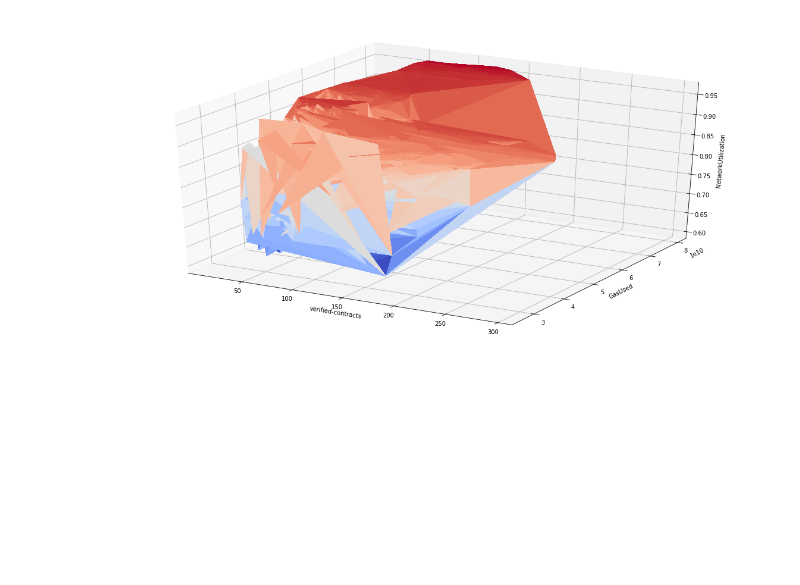
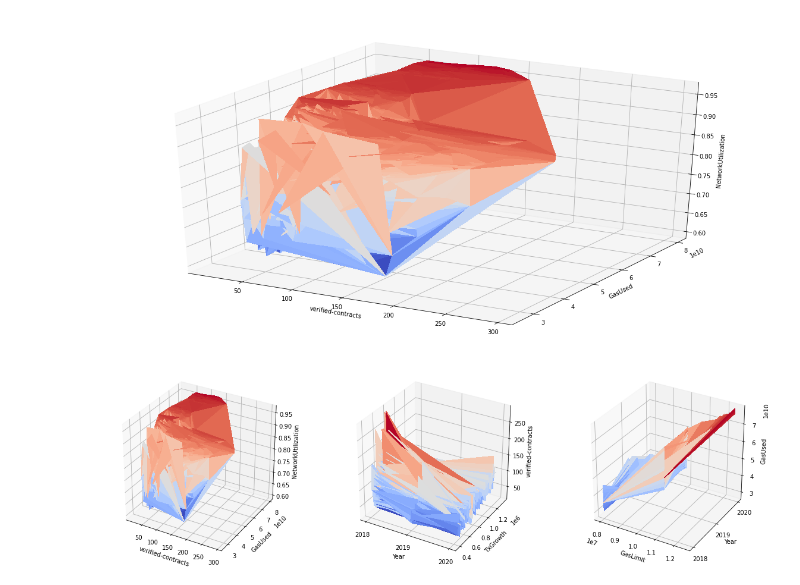
Before and after one commit to HektorLin/Etherscan_visualization, a Jupyter notebook: Etherscan_Visualization.ipynb, the cells around one changed output. Saved outputs shown, nothing was run; the diff lists cells and outputs as text; code cells hidden in the pictures; blank space fills up the shorter version.

```diff
--- a/Etherscan_Visualization.ipynb
+++ b/Etherscan_Visualization.ipynb
@@ -209,3 +231,32 @@ ax.set_zlabel("NetworkUtilization", color="k")
 plt.show()
 # %% [output]
 [figure]
+# %%
+# multiple surface plots
+fig = plt.figure(figsize=(20,6))
+
+ax1 = fig.add_subplot(1, 3, 1, projection='3d')
+ax1.plot_trisurf(df["verified-contracts"], df["GasUsed"], df["NetworkUtilization"],cmap=cm.coolwarm,linewidth=0, antialiased=False)
+ax1.set_xlabel("verified-contracts", color="k")
+ax1.set_ylabel("GasUsed", color="k")
+ax1.set_zlabel("NetworkUtilization", color="k")
+
+
+ax2 = fig.add_subplot(1, 3, 2, projection='3d')
+ax2.plot_trisurf(df["Year"], df["TxGrowth"], df["verified-contracts"],cmap=cm.coolwarm,linewidth=0, antialiased=False)
+ax2.set_xlabel("Year", color="k")
+ax2.xaxis.set_major_locator(ticker.MaxNLocator(3,integer=True))
+ax2.set_ylabel("TxGrowth", color="k")
+ax2.set_zlabel("verified-contracts", color="k")
+
+
+ax3 = fig.add_subplot(1, 3, 3, projection='3d')
+ax3.plot_trisurf(df["GasLimit"], df["Year"], df["GasUsed"],cmap=cm.coolwarm,linewidth=0, antialiased=False)
+ax3.set_xlabel("GasLimit", color="k")
+ax3.set_ylabel("Year", color="k")
+ax3.yaxis.set_major_locator(ticker.MaxNLocator(3,integer=True))
+ax3.set_zlabel("GasUsed", color="k")
+
+plt.show()
+# %% [output]
+[figure, added]
```
Also changed, not shown: parts of 10 cells of this notebook.
